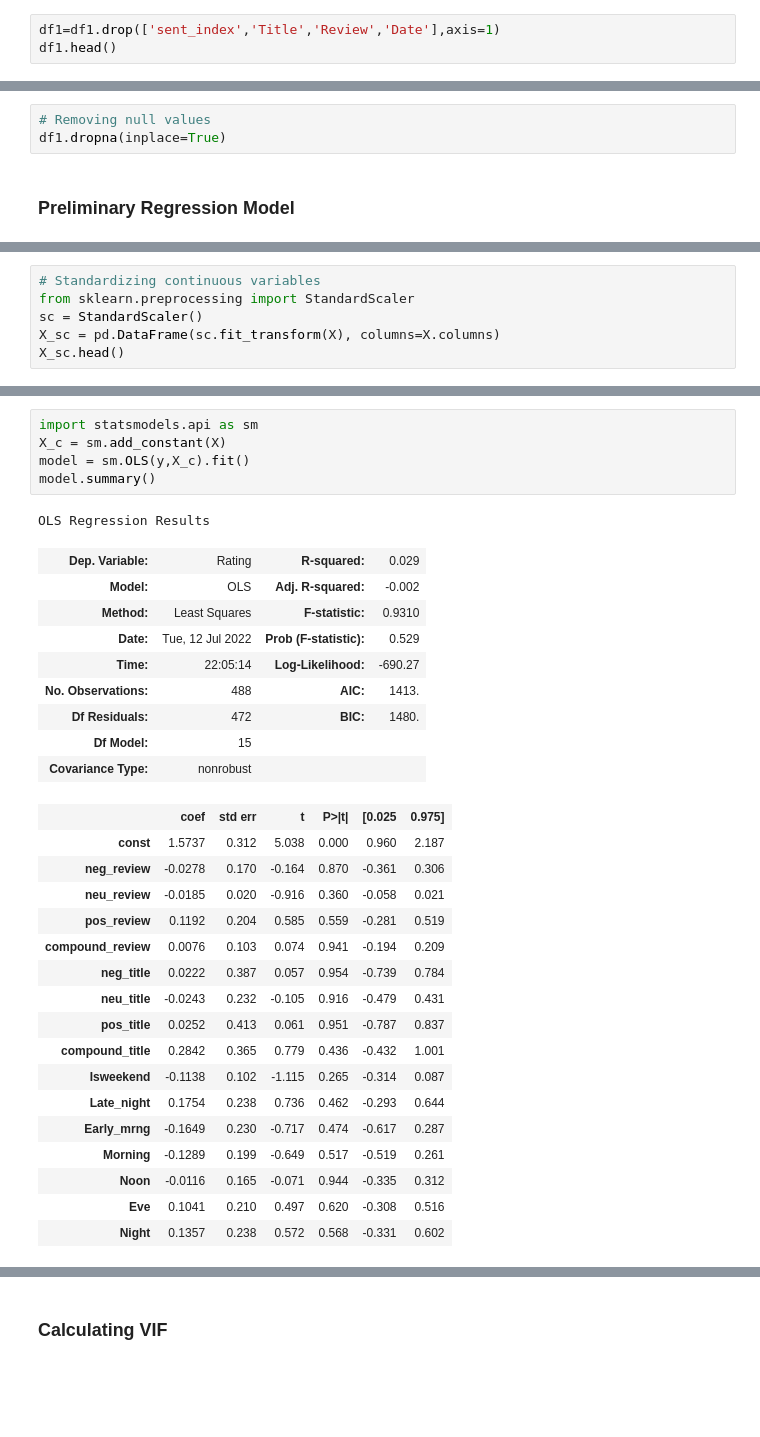
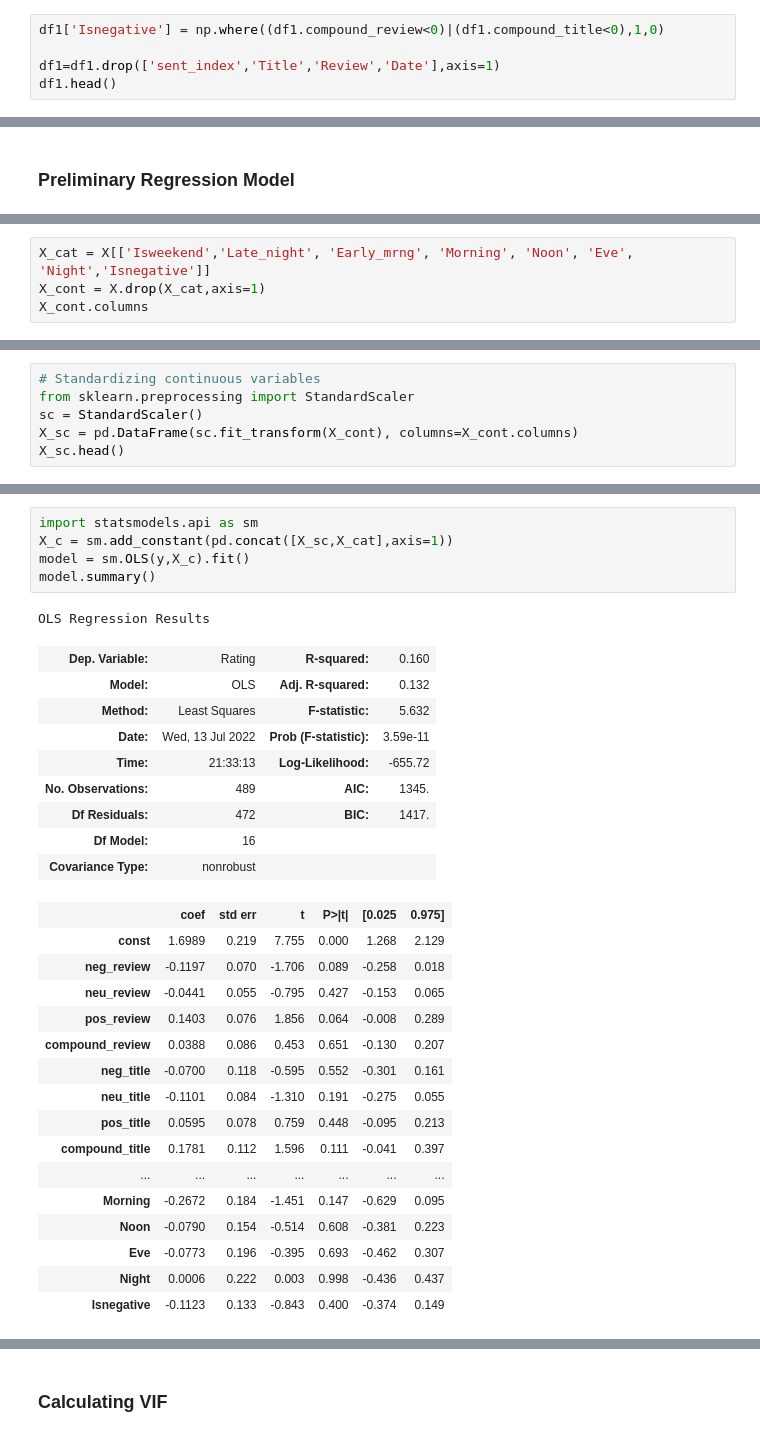
Before and after one commit to Kenrich005/Uber_reviews_textanalytics, a Jupyter notebook: TA_Group_Assignment_VIII.ipynb, the cells around one changed output, grey strips where cells are left out. Saved outputs shown, nothing was run; the diff lists cells and outputs as text; blank space fills up the shorter version.

```diff
--- a/TA_Group_Assignment_VIII.ipynb
+++ b/TA_Group_Assignment_VIII.ipynb
@@ -179,5 +191,7 @@ df1.head()
 5 rows × 21 columns
 # %%
+df1['Isnegative'] = np.where((df1.compound_review<0)|(df1.compound_title<0),1,0)
+
 df1=df1.drop(['sent_index','Title','Review','Date'],axis=1)
 df1.head()
 # %% [output]
@@ -190,6 +204,3 @@ df1.head()
-# %%
-# Removing null values
-df1.dropna(inplace=True)
 # %% [markdown]
 ### Preliminary Regression Model
 # %%
@@ -200,0 +220,4 @@ y.shape, X.shape
+# %%
+X_cat = X[['Isweekend','Late_night', 'Early_mrng', 'Morning', 'Noon', 'Eve', 'Night','Isnegative']]
+X_cont = X.drop(X_cat,axis=1)
+X_cont.columns
@@ -202,6 +229,6 @@ y.shape, X.shape
 # Standardizing continuous variables
 from sklearn.preprocessing import StandardScaler
 sc = StandardScaler()
-X_sc = pd.DataFrame(sc.fit_transform(X), columns=X.columns)
+X_sc = pd.DataFrame(sc.fit_transform(X_cont), columns=X_cont.columns)
 X_sc.head()
 # %% [output]
@@ -242,33 +241,32 @@ X_pca.head()
 # %%
 import statsmodels.api as sm
-X_c = sm.add_constant(X)
+X_c = sm.add_constant(pd.concat([X_sc,X_cat],axis=1))
 model = sm.OLS(y,X_c).fit()
 model.summary()
 # %% [output]
 OLS Regression Results
-| Dep. Variable: | Rating | R-squared: | 0.029 |
-| Model: | OLS | Adj. R-squared: | -0.002 |
-| Method: | Least Squares | F-statistic: | 0.9310 |
-| Date: | Tue, 12 Jul 2022 | Prob (F-statistic): | 0.529 |
-| Time: | 22:05:14 | Log-Likelihood: | -690.27 |
-| No. Observations: | 488 | AIC: | 1413. |
-| Df Residuals: | 472 | BIC: | 1480. |
-| Df Model: | 15 |  |  |
+| Dep. Variable: | Rating | R-squared: | 0.160 |
+| Model: | OLS | Adj. R-squared: | 0.132 |
+| Method: | Least Squares | F-statistic: | 5.632 |
+| Date: | Wed, 13 Jul 2022 | Prob (F-statistic): | 3.59e-11 |
+| Time: | 21:33:13 | Log-Likelihood: | -655.72 |
+| No. Observations: | 489 | AIC: | 1345. |
+| Df Residuals: | 472 | BIC: | 1417. |
+| Df Model: | 16 |  |  |
 | Covariance Type: | nonrobust |  |  |
 |  | coef | std err | t | P>|t| | [0.025 | 0.975] |
-| const | 1.5737 | 0.312 | 5.038 | 0.000 | 0.960 | 2.187 |
-| neg_review | -0.0278 | 0.170 | -0.164 | 0.870 | -0.361 | 0.306 |
-| neu_review | -0.0185 | 0.020 | -0.916 | 0.360 | -0.058 | 0.021 |
-| pos_review | 0.1192 | 0.204 | 0.585 | 0.559 | -0.281 | 0.519 |
-| compound_review | 0.0076 | 0.103 | 0.074 | 0.941 | -0.194 | 0.209 |
-| neg_title | 0.0222 | 0.387 | 0.057 | 0.954 | -0.739 | 0.784 |
-| neu_title | -0.0243 | 0.232 | -0.105 | 0.916 | -0.479 | 0.431 |
-| pos_title | 0.0252 | 0.413 | 0.061 | 0.951 | -0.787 | 0.837 |
-| compound_title | 0.2842 | 0.365 | 0.779 | 0.436 | -0.432 | 1.001 |
-| Isweekend | -0.1138 | 0.102 | -1.115 | 0.265 | -0.314 | 0.087 |
-| Late_night | 0.1754 | 0.238 | 0.736 | 0.462 | -0.293 | 0.644 |
-| Early_mrng | -0.1649 | 0.230 | -0.717 | 0.474 | -0.617 | 0.287 |
-| Morning | -0.1289 | 0.199 | -0.649 | 0.517 | -0.519 | 0.261 |
-| Noon | -0.0116 | 0.165 | -0.071 | 0.944 | -0.335 | 0.312 |
-| Eve | 0.1041 | 0.210 | 0.497 | 0.620 | -0.308 | 0.516 |
-| Night | 0.1357 | 0.238 | 0.572 | 0.568 | -0.331 | 0.602 |
+| const | 1.6989 | 0.219 | 7.755 | 0.000 | 1.268 | 2.129 |
+| neg_review | -0.1197 | 0.070 | -1.706 | 0.089 | -0.258 | 0.018 |
+| neu_review | -0.0441 | 0.055 | -0.795 | 0.427 | -0.153 | 0.065 |
+| pos_review | 0.1403 | 0.076 | 1.856 | 0.064 | -0.008 | 0.289 |
+| compound_review | 0.0388 | 0.086 | 0.453 | 0.651 | -0.130 | 0.207 |
+| neg_title | -0.0700 | 0.118 | -0.595 | 0.552 | -0.301 | 0.161 |
+| neu_title | -0.1101 | 0.084 | -1.310 | 0.191 | -0.275 | 0.055 |
+| pos_title | 0.0595 | 0.078 | 0.759 | 0.448 | -0.095 | 0.213 |
+| compound_title | 0.1781 | 0.112 | 1.596 | 0.111 | -0.041 | 0.397 |
+| ... | ... | ... | ... | ... | ... | ... |
+| Morning | -0.2672 | 0.184 | -1.451 | 0.147 | -0.629 | 0.095 |
+| Noon | -0.0790 | 0.154 | -0.514 | 0.608 | -0.381 | 0.223 |
+| Eve | -0.0773 | 0.196 | -0.395 | 0.693 | -0.462 | 0.307 |
+| Night | 0.0006 | 0.222 | 0.003 | 0.998 | -0.436 | 0.437 |
+| Isnegative | -0.1123 | 0.133 | -0.843 | 0.400 | -0.374 | 0.149 |
```
Also changed, not shown: parts of 27 cells of this notebook.
